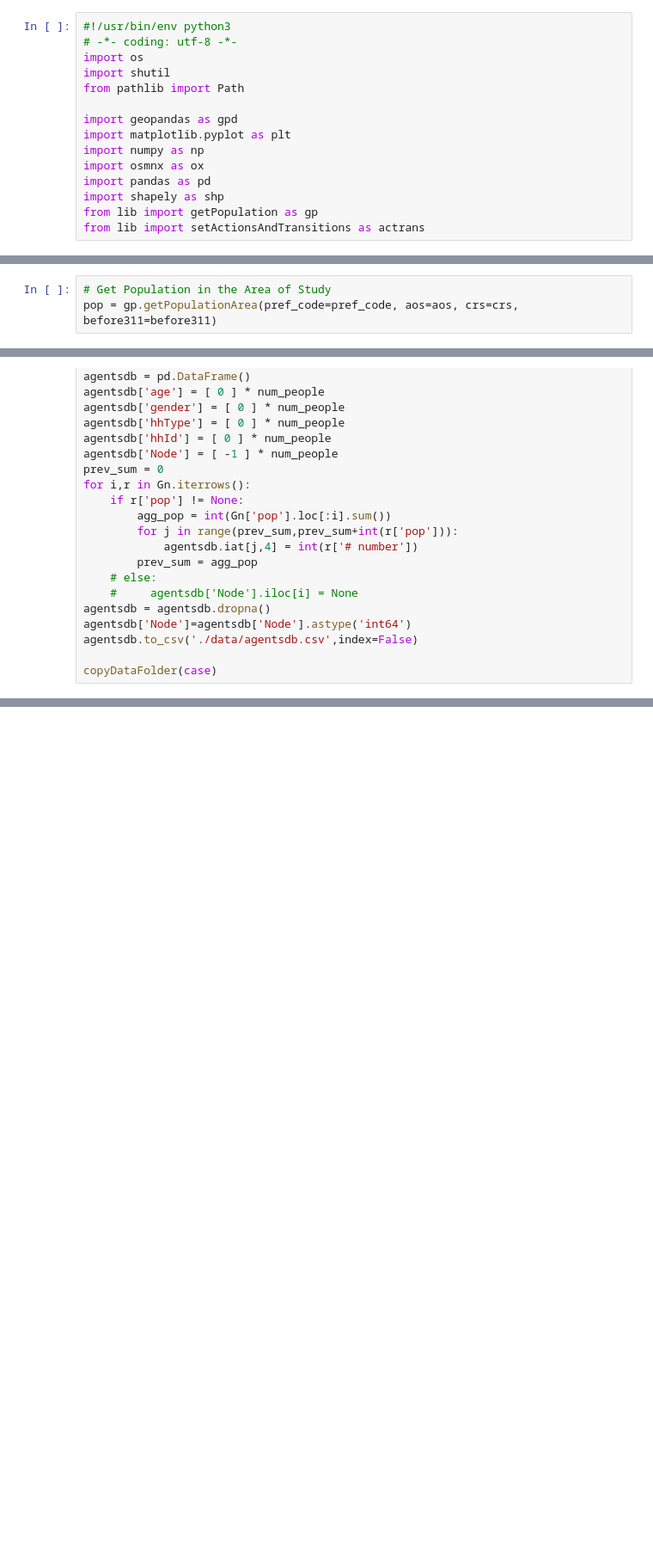
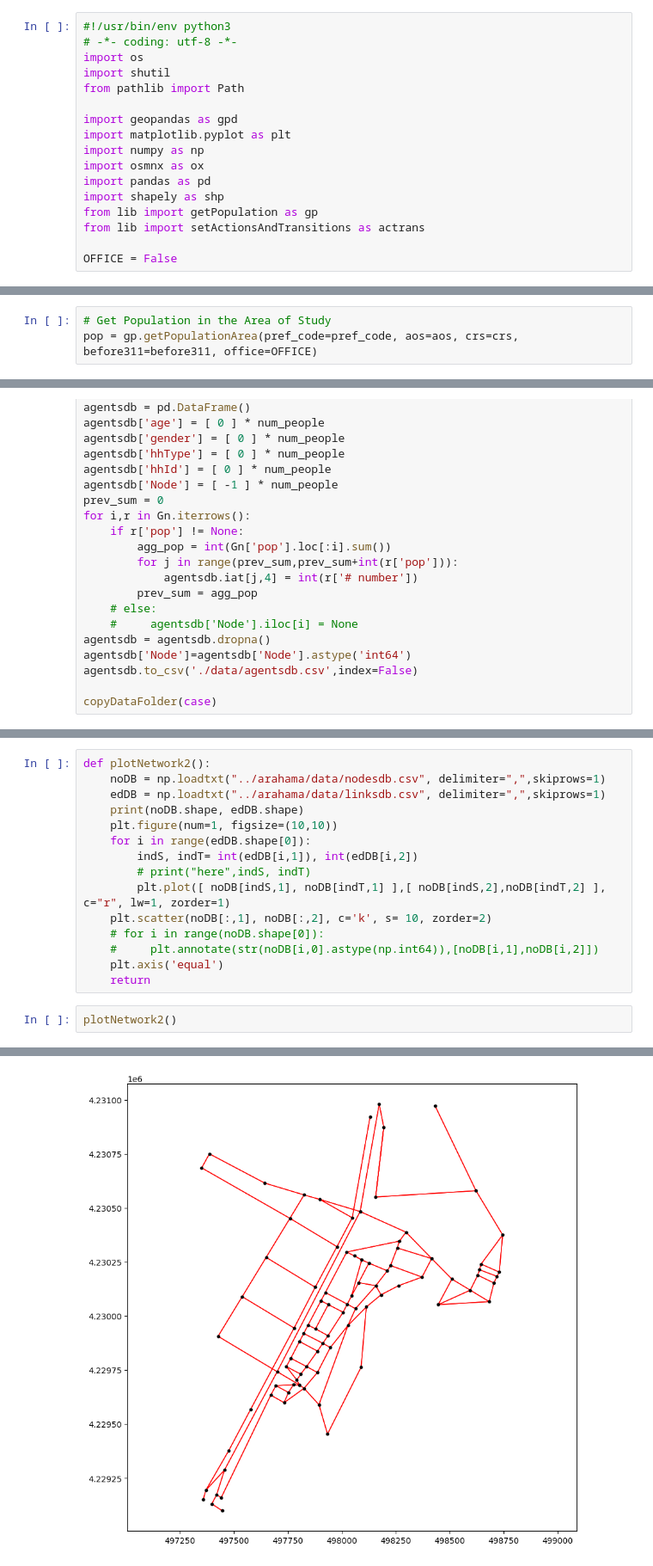
Before and after one commit to erick2307/tsuevac, a Jupyter notebook: app/setup/preProcess.ipynb, the cells around one changed output, grey strips where cells are left out. Shown at 86% size. Drawn from its saved outputs; the diff is of its cells as text; blank space fills up the shorter version.

```diff
--- a/app/setup/preProcess.ipynb
+++ b/app/setup/preProcess.ipynb
@@ -13,6 +13,8 @@ import pandas as pd
 import shapely as shp
 from lib import getPopulation as gp
 from lib import setActionsAndTransitions as actrans
+
+OFFICE = False
 # %%
 def createFolders():
     tempfolder = Path("./tmp")
@@ -309,7 +317,7 @@ bbox = createBoundingBox(area=area)
 aos = gpd.GeoSeries([bbox]).to_json()
 # %%
 # Get Population in the Area of Study
-pop = gp.getPopulationArea(pref_code=pref_code, aos=aos, crs=crs, before311=before311)
+pop = gp.getPopulationArea(pref_code=pref_code, aos=aos, crs=crs, before311=before311, office=OFFICE)
 # %%
 # Create a Graph object
 G = createGraph(area=area, crs=crs, ntype="drive", simplify=True)
@@ -378,0 +417,18 @@ copyDataFolder(case)
+# %%
+def plotNetwork2():
+    noDB = np.loadtxt("../arahama/data/nodesdb.csv", delimiter=",",skiprows=1)
+    edDB = np.loadtxt("../arahama/data/linksdb.csv", delimiter=",",skiprows=1)
+    print(noDB.shape, edDB.shape)
+    plt.figure(num=1, figsize=(10,10))
+    for i in range(edDB.shape[0]):
+        indS, indT= int(edDB[i,1]), int(edDB[i,2])
+        # print("here",indS, indT)
+        plt.plot([ noDB[indS,1], noDB[indT,1] ],[ noDB[indS,2],noDB[indT,2] ], c="r", lw=1, zorder=1)
+    plt.scatter(noDB[:,1], noDB[:,2], c='k', s= 10, zorder=2)
+    # for i in range(noDB.shape[0]):
+    #     plt.annotate(str(noDB[i,0].astype(np.int64)),[noDB[i,1],noDB[i,2]])
+    plt.axis('equal')
+    return
+# %%
+plotNetwork2()
+# %% [output]
@@ -378,0 +436 @@ copyDataFolder(case)
+[figure, added]
```
Also changed, not shown: parts of 12 cells of this notebook, 4 other files.
